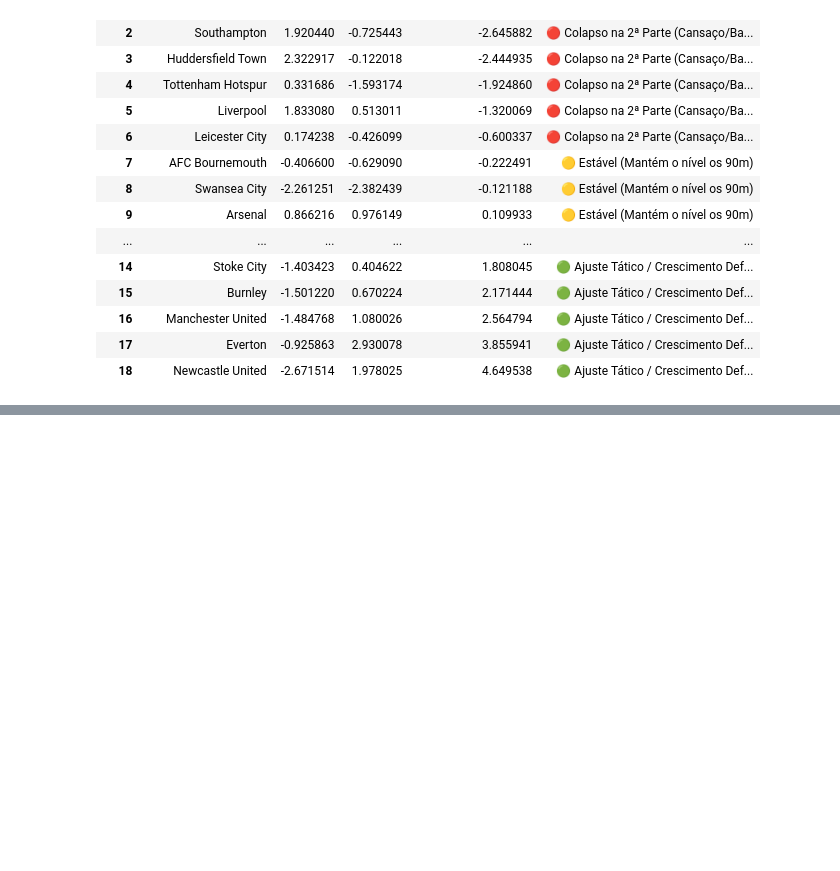
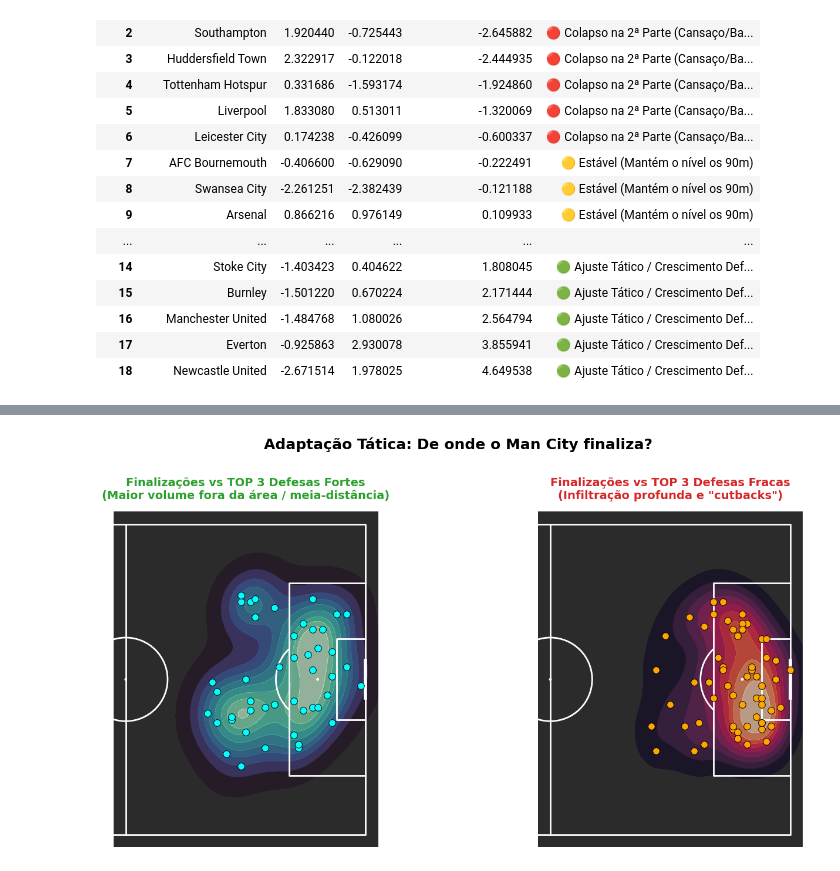
Before and after one commit to GARCl-A/city-analysis, a Jupyter notebook: main.ipynb, the cells around one changed output, grey strips where cells are left out. Saved outputs shown, nothing was run; the diff lists cells and outputs as text; code cells hidden in the pictures; blank space fills up the shorter version.

```diff
--- a/main.ipynb
+++ b/main.ipynb
@@ -631,0 +902,51 @@ display(df_pivot.sort_values(by='Diferenca_Resiliencia').reset_index(drop=True))
+# %%
+# ==============================================================================
+# 7. MAPAS DE CALOR: ADAPTAÇÃO TÁTICA E ZONAS DE FINALIZAÇÃO (COM MPLSOCCER)
+# ==============================================================================
+import matplotlib.pyplot as plt
+import seaborn as sns
+from mplsoccer import Pitch
+
+# Captura os IDs dos jogos dos extremos
+ids_fortes = top_3_fortes['matchId'].tolist()
+ids_fracas = top_3_fracas['matchId'].tolist()
+
+# Filtra apenas os chutes do City e extrai coordenadas
+chutes_city = df_events[(df_events['teamId'] == CITY_ID) & (df_events['eventName'] == 'Shot')].copy()
+chutes_city = extrai_coordenadas(chutes_city)
+
+# Isola os chutes dados nos jogos contra o Top 3 Fortes e Top 3 Fracas
+chutes_fortes = chutes_city[chutes_city['matchId'].isin(ids_fortes)]
+chutes_fracas = chutes_city[chutes_city['matchId'].isin(ids_fracas)]
+
+# Configura a figura lado a lado
+fig, axes = plt.subplots(1, 2, figsize=(16, 7))
+fig.suptitle('Adaptação Tática: De onde o Man City finaliza?', fontsize=18, weight='bold', y=1.02)
+
+# Cria o objeto do campo usando a biblioteca profissional (metade do campo, proporção wyscout)
+pitch = Pitch(pitch_type='wyscout', half=True, pitch_color='#2b2b2b', line_color='white', line_zorder=2)
+
+# Desenha o campo perfeito nos dois eixos
+pitch.draw(ax=axes[0])
+pitch.draw(ax=axes[1])
+
+# --- GRÁFICO ESQUERDA: Contra Defesas Fortes ---
+# Plot de Densidade KDE
+sns.kdeplot(ax=axes[0], data=chutes_fortes, x='x', y='y', fill=True, cmap='mako', alpha=0.7, thresh=0.05, zorder=1)
+# Plot exato dos chutes
+sns.scatterplot(ax=axes[0], data=chutes_fortes, x='x', y='y', color='cyan', s=70, edgecolor='black', zorder=3)
+axes[0].set_title('Finalizações vs TOP 3 Defesas Fortes\n(Maior volume fora da área / meia-distância)',
+                  fontsize=14, color='#2ca02c', weight='bold', pad=15)
+
+# --- GRÁFICO DIREITA: Contra Defesas Fracas ---
+# Plot de Densidade KDE
+sns.kdeplot(ax=axes[1], data=chutes_fracas, x='x', y='y', fill=True, cmap='rocket', alpha=0.7, thresh=0.05, zorder=1)
+# Plot exato dos chutes
+sns.scatterplot(ax=axes[1], data=chutes_fracas, x='x', y='y', color='orange', s=70, edgecolor='black', zorder=3)
+axes[1].set_title('Finalizações vs TOP 3 Defesas Fracas\n(Infiltração profunda e "cutbacks")',
+                  fontsize=14, color='#d62728', weight='bold', pad=15)
+
+plt.tight_layout()
+plt.show()
+# %% [output]
+[figure, added]
```
Also changed, not shown: parts of 21 cells of this notebook, 12 other files.
